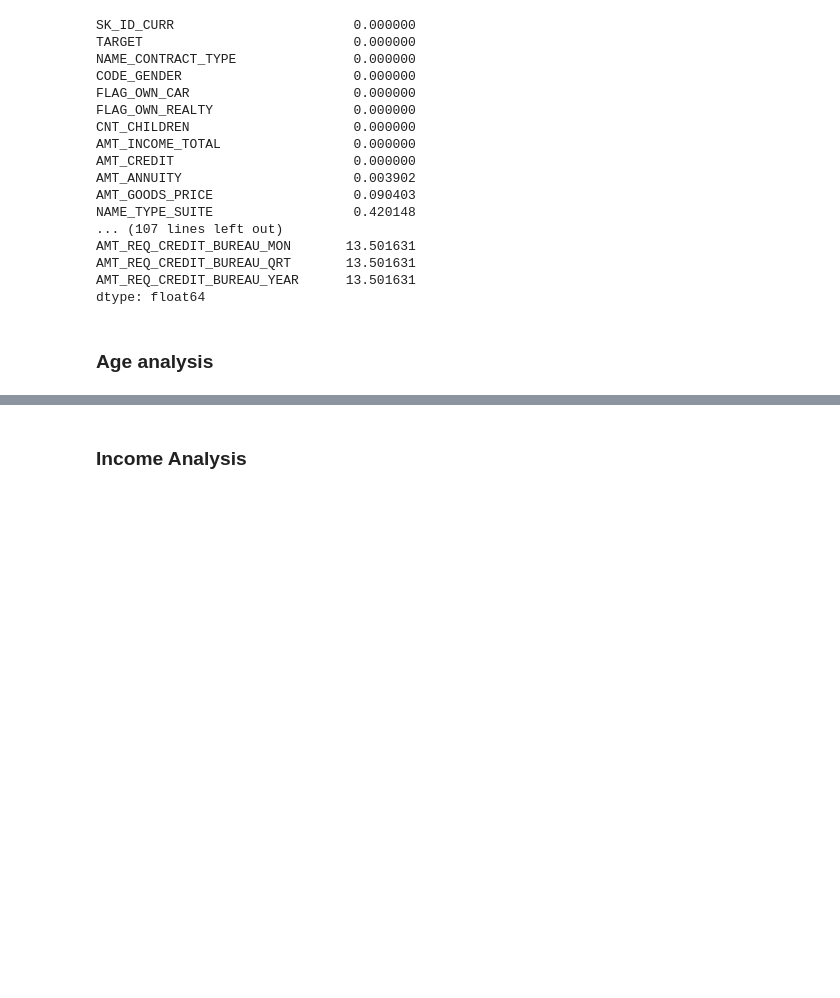
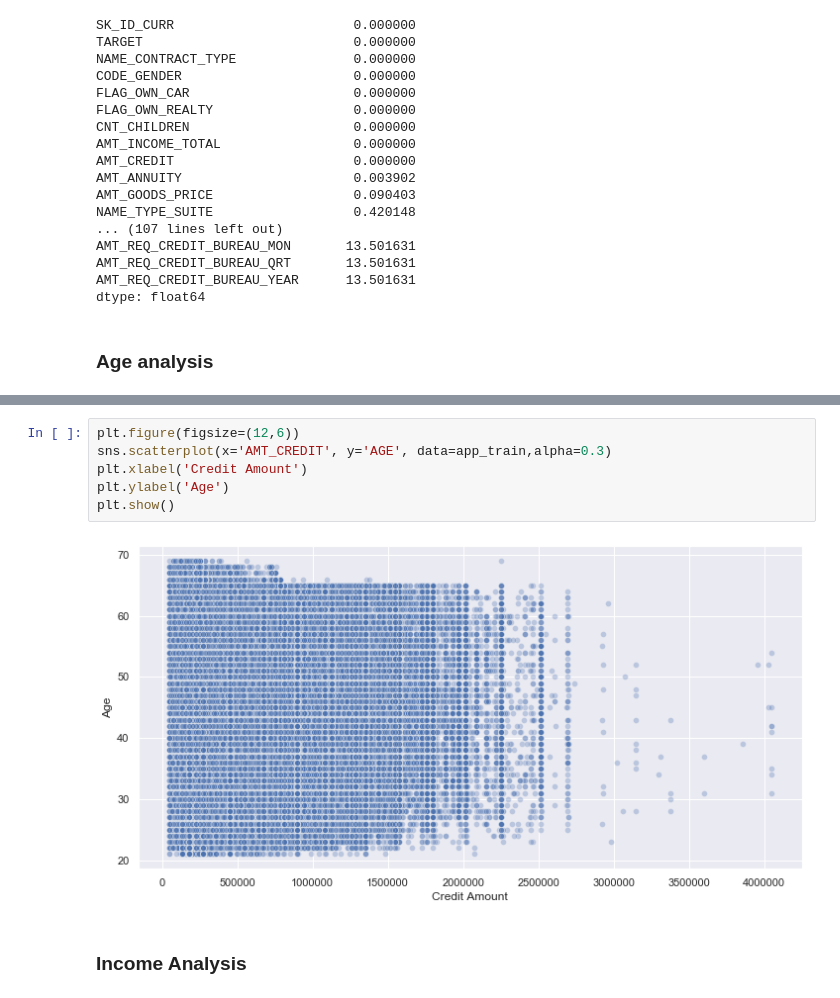
Before and after one commit to KatieA88/CreditScorecard, a Jupyter notebook: CreditScorecard EDA.ipynb, the cells around one changed output, grey strips where cells are left out. Saved outputs shown, nothing was run; the diff lists cells and outputs as text; blank space fills up the shorter version.

```diff
--- a/CreditScorecard EDA.ipynb
+++ b/CreditScorecard EDA.ipynb
@@ -79,3 +107,11 @@ sns.countplot(x="AGE_CAT", data=app_train)
+# %%
+plt.figure(figsize=(12,6))
+sns.scatterplot(x='AMT_CREDIT', y='AGE', data=app_train,alpha=0.3)
+plt.xlabel('Credit Amount')
+plt.ylabel('Age')
+plt.show()
+# %% [output]
+[figure, added]
 # %% [markdown]
 ### Income Analysis
 # %%
```
Also changed, not shown: parts of 11 cells of this notebook.
